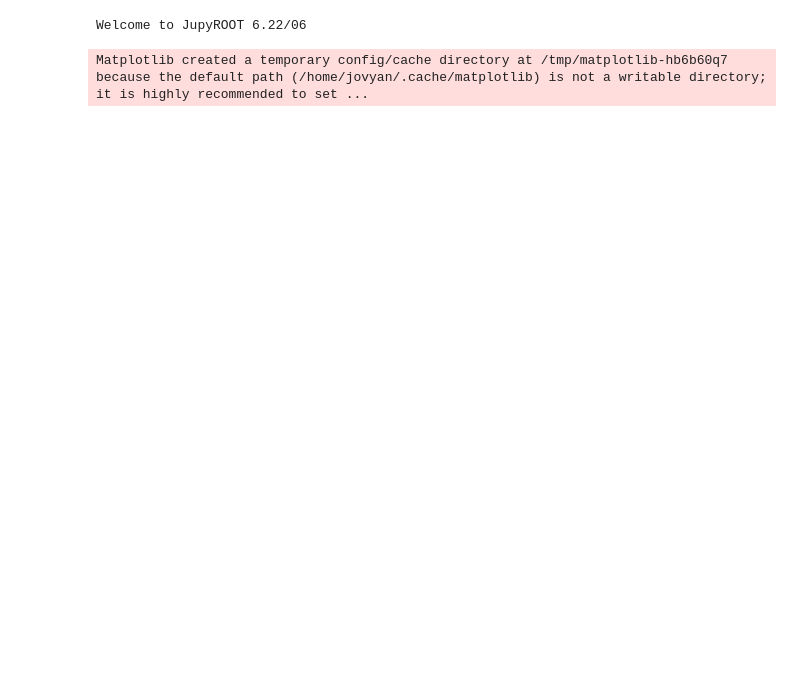
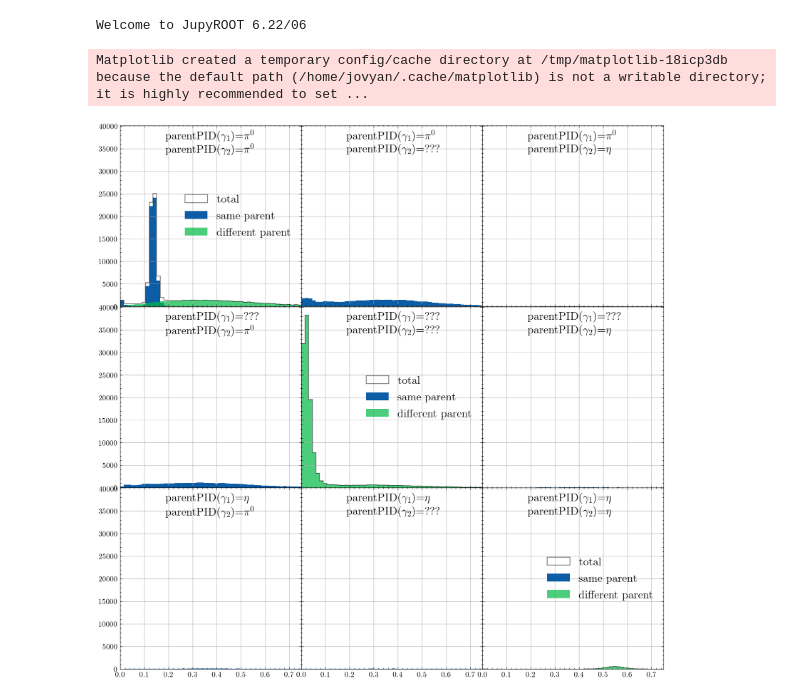
Before and after one commit to Gregtom3/CLAS12Analysis, a Jupyter notebook: macros/analysis/rg-a/Mdiphoton_spectrum.ipynb, the cells around one changed output. Cells and saved outputs as stored; diff of their text form; code cells hidden in the pictures; blank space fills up the shorter version.

```diff
--- a/macros/analysis/rg-a/Mdiphoton_spectrum.ipynb
+++ b/macros/analysis/rg-a/Mdiphoton_spectrum.ipynb
@@ -3,7 +3,9 @@ import ROOT
 import uproot
 import numpy as np
 import matplotlib.pyplot as plt
+import matplotlib
+plt.style.use('science')
 # %% [output]
 Welcome to JupyROOT 6.22/06
-Matplotlib created a temporary config/cache directory at /tmp/matplotlib-hb6b60q7 because the default path (/home/jovyan/.cache/matplotlib) is not a writable directory; it is highly recommended to set ...
+Matplotlib created a temporary config/cache directory at /tmp/matplotlib-18icp3db because the default path (/home/jovyan/.cache/matplotlib) is not a writable directory; it is highly recommended to set ...
 # %%
@@ -40,3 +46,32 @@ def latex_from_pid(pid):
     else:
         return pid
+# %%
+fig,axs=plt.subplots(3,3,sharex=True, sharey=True,figsize=(10,10),dpi=200)
+fig.subplots_adjust(0,0,1,1,0,0)
+lims=(0,0.75)
+for r in range(3):
+    for c in range(3):
+        idx = r*3+c
+        pidA = parentpids[r]
+        pidB = parentpids[c]
+        b = (parentPID1==pidA)*(parentPID2==pidB)
+        if(r==c):
+            axs[r,c].hist(Mdiphoton[b],bins=50,label="total",color="k",alpha=0.5,histtype=u'step',range=lims)
+            axs[r,c].hist(Mdiphoton[(b) & (flag==1)],bins=50,label="same parent",alpha=1,range=lims)
+            axs[r,c].hist(Mdiphoton[(b) & (flag==-1)],bins=50,label="different parent",alpha=0.7,range=lims)
+            axs[r,c].legend(fontsize=15,loc='center right')
+        else:
+            axs[r,c].hist(Mdiphoton[b],bins=50,range=lims)
+        axs[r,c].annotate(r'parentPID($\gamma_1$)={}'.format(latex_from_pid(pidA)),
+            xy=(.25, .975), xycoords='axes fraction',
+            horizontalalignment='left', verticalalignment='top',
+            fontsize=15)
+        axs[r,c].annotate(r'parentPID($\gamma_2$)={}'.format(latex_from_pid(pidB)),
+            xy=(.25, .9), xycoords='axes fraction',
+            horizontalalignment='left', verticalalignment='top',
+            fontsize=15)
+        axs[r,c].grid()
+        axs[r,c].set_xlim(lims[0],lims[1])
+# %% [output]
+[figure, added]
 # %%
```
Also changed, not shown: parts of 4 cells of this notebook, 7 other files.
